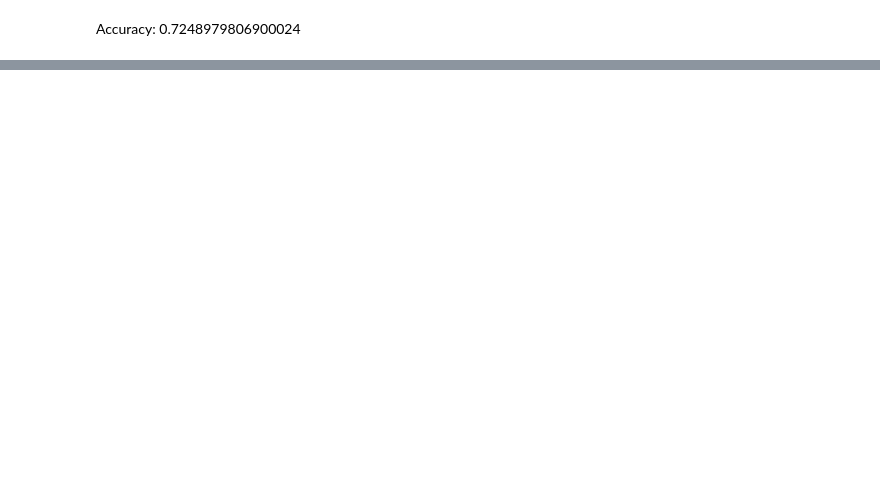
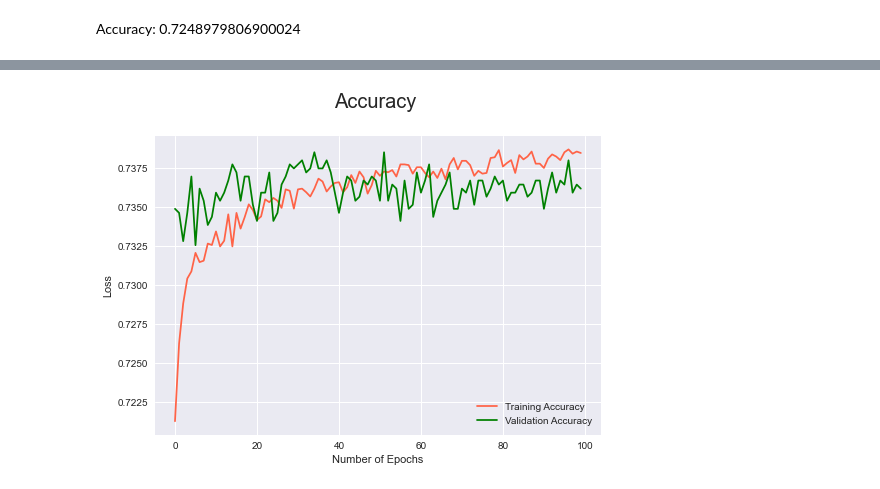
Before and after one commit to strongmachine/Deep_learning, a Jupyter notebook: 21-Deep-Learning/Instructions/Starter_Code.ipynb, the cells around one changed output, grey strips where cells are left out. Saved outputs shown, nothing was run; the diff lists cells and outputs as text; code cells hidden in the pictures; blank space fills up the shorter version.

```diff
--- a/21-Deep-Learning/Instructions/Starter_Code.ipynb
+++ b/21-Deep-Learning/Instructions/Starter_Code.ipynb
@@ -242,0 +276,19 @@ nn_model.save("AlphabetSoup.h5")
+# %%
+# Define the model - deep neural net, i.e., the number of input features and hidden nodes for each layer.
+number_input_features = len( X_train_scaled[0])
+hidden_nodes_layer1=1450
+hidden_nodes_layer2=80
+
+nn_model = tf.keras.models.Sequential()
+
+# First hidden layer
+nn_model.add(tf.keras.layers.Dense(units=hidden_nodes_layer1, input_dim=number_input_features, activation='relu'))
+
+# Second hidden layer
+nn_model.add(tf.keras.layers.Dense(units=hidden_nodes_layer2, activation='relu'))
+
+# Output layer
+nn_model.add(tf.keras.layers.Dense(units=1, activation='sigmoid'))
+
+# Check the structure of the model
+nn_model.summary()
@@ -242,0 +311,5 @@ nn_model.save("AlphabetSoup.h5")
+# %%
+# Compile the model
+nn_model.compile(loss = 'binary_crossentropy', optimizer = 'adam', metrics=['accuracy', tf.keras.metrics.Recall()])
+
+fit_model = nn_model.fit(X_train_scaled,y_train,validation_split=0.15, epochs=100)
@@ -242,0 +341,12 @@ nn_model.save("AlphabetSoup.h5")
+# %%
+# Accuracy Graph
+plt.style.use('seaborn')
+plt.title('Accuracy \n',fontsize=20)
+plt.plot(fit_model.history['accuracy'], 'tomato', label='Training Accuracy')
+plt.plot(fit_model.history['val_accuracy'], 'green',label='Validation Accuracy')
+plt.xlabel('Number of Epochs')
+plt.ylabel('Loss')
+plt.legend()
+plt.show()
+# %% [output]
+[figure, added]
```
Also changed, not shown: parts of 25 cells of this notebook, 7 other files.
